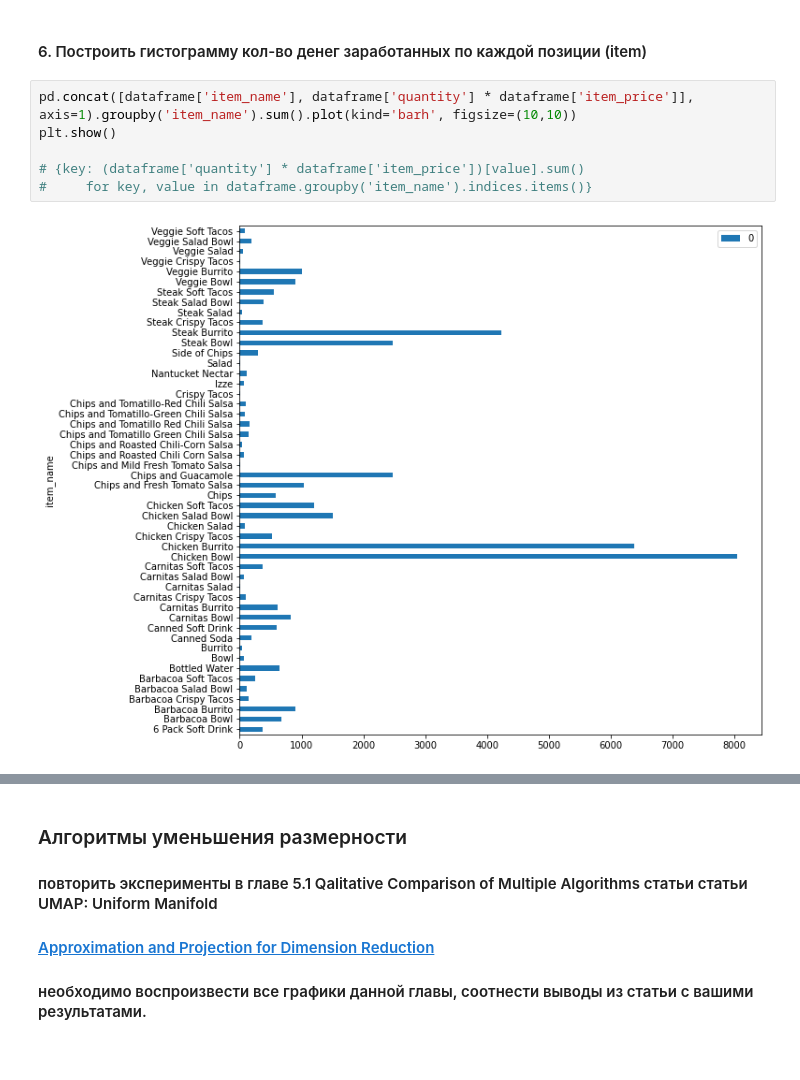
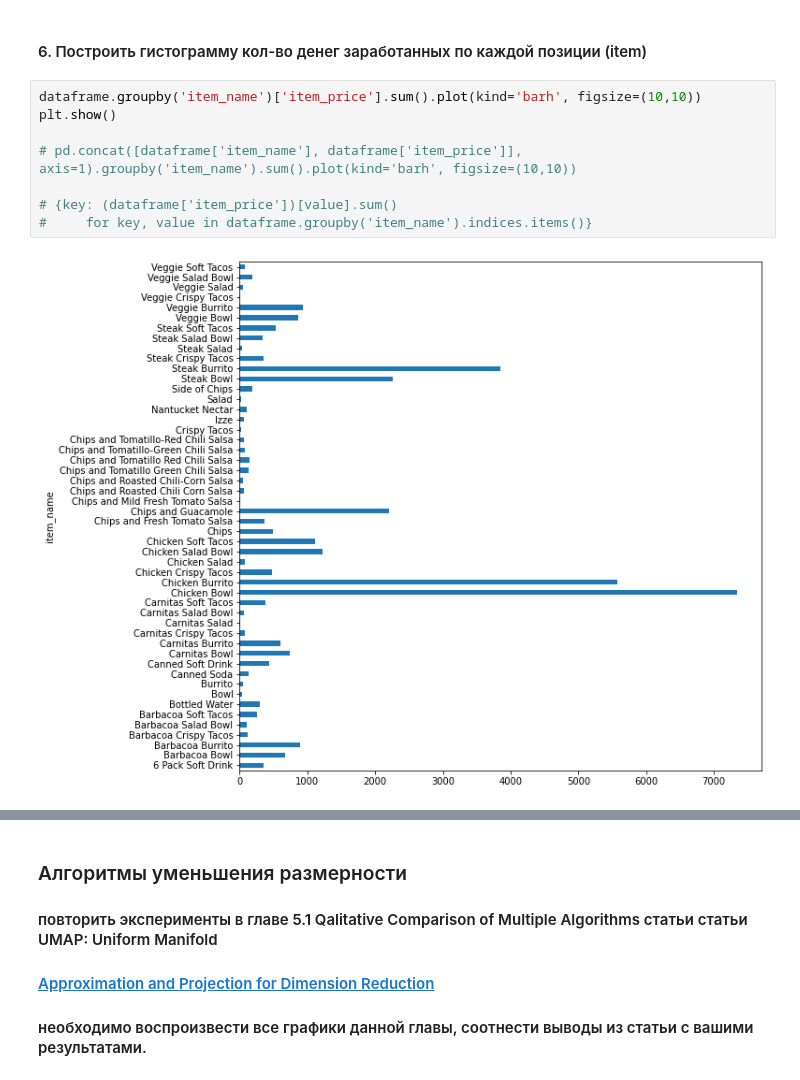
Before and after one commit to spaikus/SPBU-Intelligent-Systems, a Jupyter notebook: Pandas&DimensionalityReduction.ipynb, the cells around one changed output, grey strips where cells are left out. Drawn from its saved outputs; the diff is of its cells as text.

```diff
--- a/Pandas&DimensionalityReduction.ipynb
+++ b/Pandas&DimensionalityReduction.ipynb
@@ -55,10 +55,12 @@ dataframe.head()
 # %% [markdown]
 #### 6. Построить гистограмму кол-во денег заработанных по каждой позиции (item)
 # %%
-pd.concat([dataframe['item_name'], dataframe['quantity'] * dataframe['item_price']], axis=1).groupby('item_name').sum().plot(kind='barh', figsize=(10,10))
+dataframe.groupby('item_name')['item_price'].sum().plot(kind='barh', figsize=(10,10))
 plt.show()
 
-# {key: (dataframe['quantity'] * dataframe['item_price'])[value].sum()
+# pd.concat([dataframe['item_name'], dataframe['item_price']], axis=1).groupby('item_name').sum().plot(kind='barh', figsize=(10,10))
+
+# {key: (dataframe['item_price'])[value].sum()
 #     for key, value in dataframe.groupby('item_name').indices.items()}
 # %% [output]
-[figure, old version]
+[figure, new version]
```
Also changed, not shown: parts of 17 cells of this notebook.
